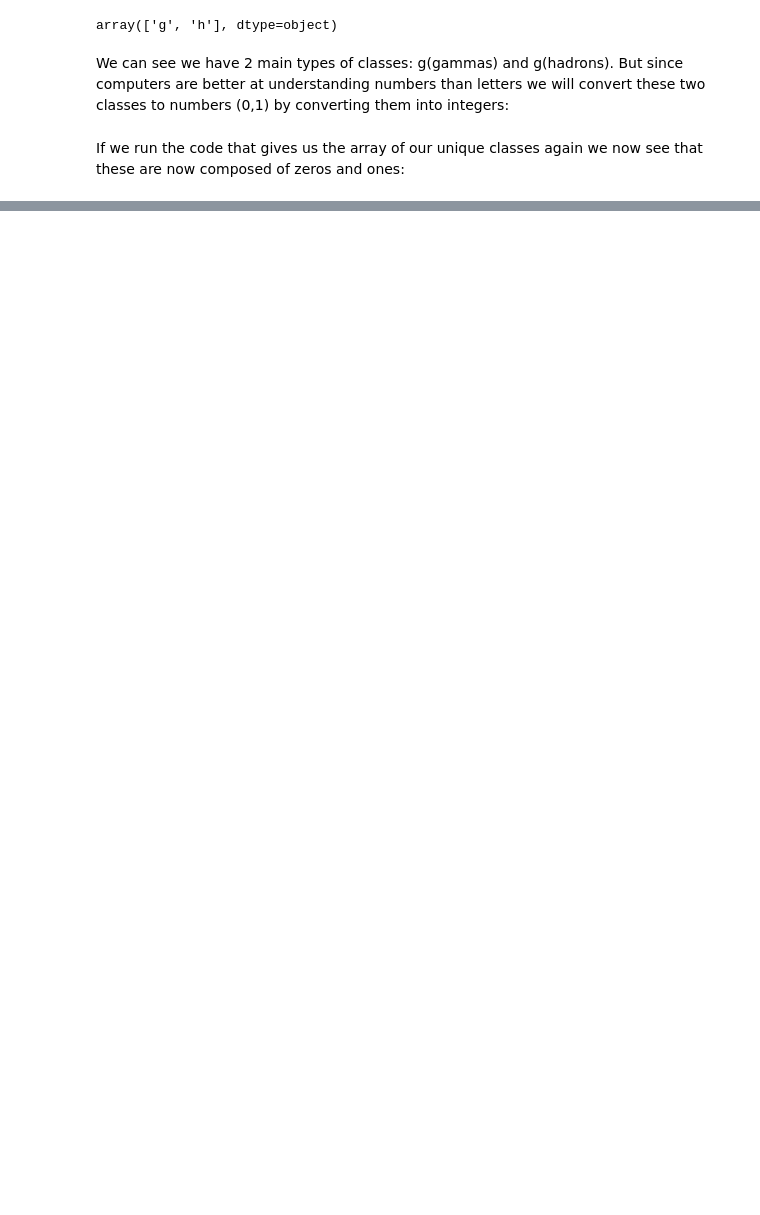
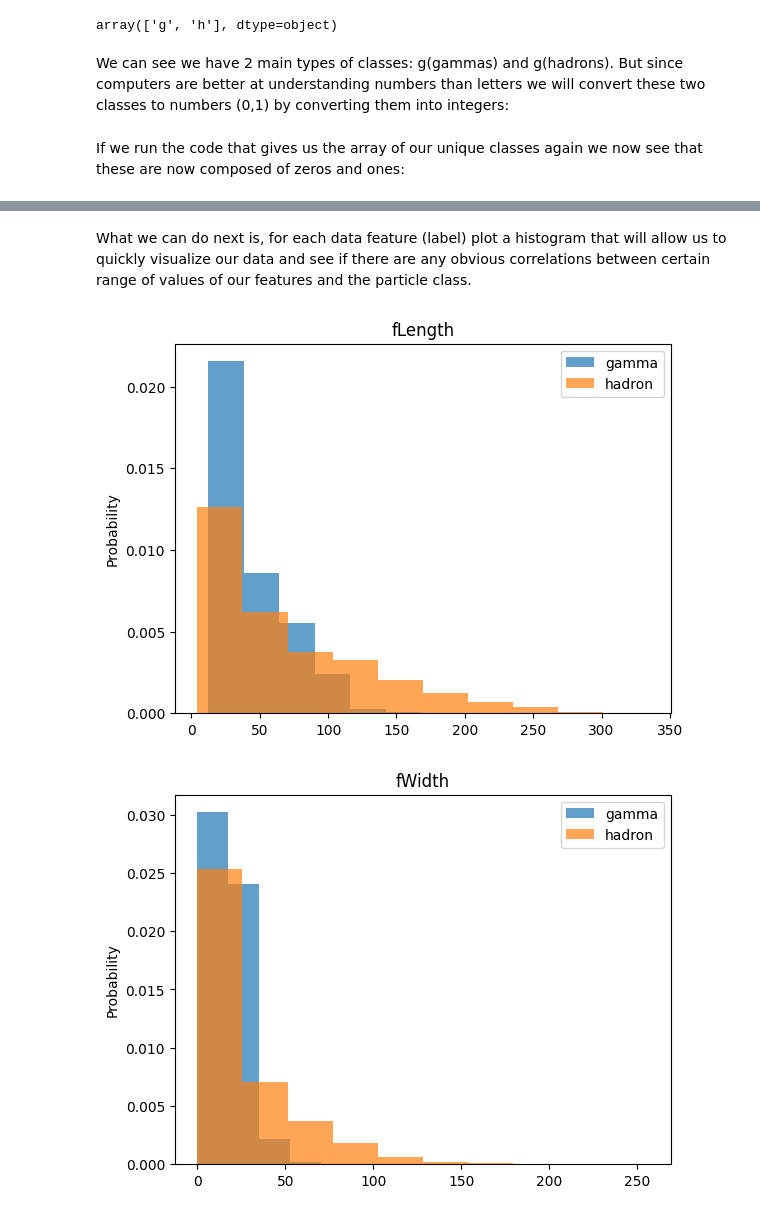
Before and after one commit to PonteRP/Machine_Learning_Tutorials, a Jupyter notebook: MAGIC Gamma Telescope Data Set/Gamma_Telescope.ipynb, the cells around one changed output, grey strips where cells are left out. Drawn from its saved outputs; the diff is of its cells as text; code cells hidden in the pictures; blank space fills up the shorter version.

Commit message:
particle features histogram plot

```diff
--- a/MAGIC Gamma Telescope Data Set/Gamma_Telescope.ipynb
+++ b/MAGIC Gamma Telescope Data Set/Gamma_Telescope.ipynb
@@ -31,7 +31,7 @@ array(['g', 'h'], dtype=object)
 # %% [markdown]
 We can see we have 2 main types of classes: g(gammas) and g(hadrons). But since computers are better at understanding numbers than letters we will convert these two classes to numbers (0,1) by converting them into integers:
 # %%
-df["class"] = df["class"].map({"g":0, "h":1})
+df["class"] = df["class"].map({"g":1, "h":0})
 # %% [markdown]
 If we run the code that gives us the array of our unique classes again we now see that these are now composed of zeros and ones:
 # %%
@@ -40,0 +50,13 @@ array([0, 1], dtype=int64)
+# %% [markdown]
+What we can do next is, for each data feature (label) plot a histogram that will allow us to quickly visualize our data and see if there are any obvious correlations between certain range of values of our features and the particle class.
+# %%
+for label in cols[:-1]:
+    plt.hist(df[df["class"]==1][label], alpha=0.7, label="gamma", density=True)
+    plt.hist(df[df["class"]==0][label], alpha=0.7, label="hadron", density=True)
+    plt.title(label)
+    plt.ylabel("Probability")
+    plt.legend()
+    plt.show()
+# %% [output]
+[figure, added]
+[figure, added]
```
Also changed, not shown: parts of 3 cells of this notebook.
